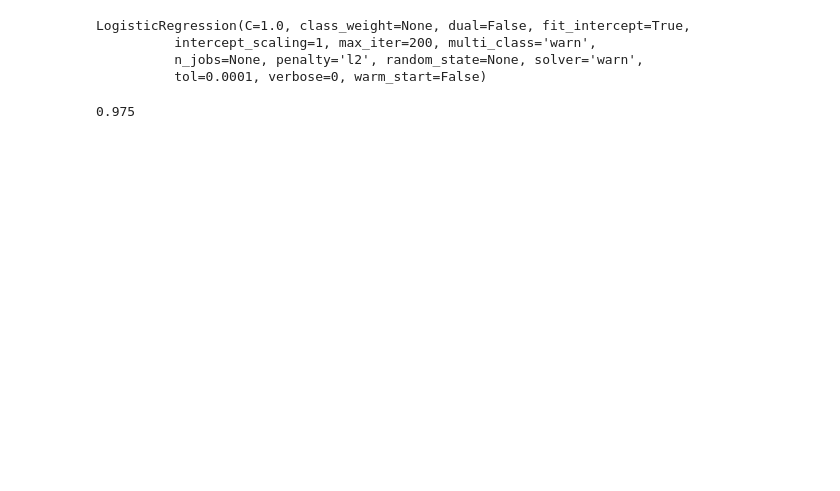
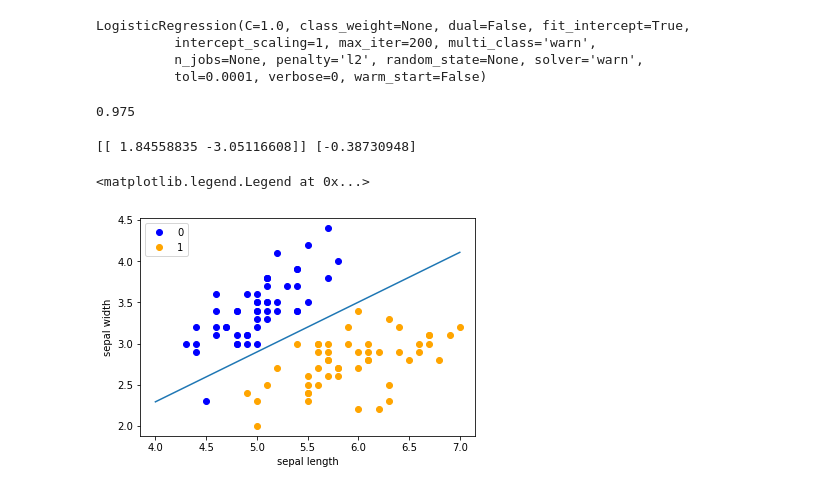
Before and after one commit to weekend27/bluebook, a Jupyter notebook: chapter06/LR.ipynb, the cells around one changed output. Drawn from its saved outputs; the diff is of its cells as text; code cells hidden in the pictures; blank space fills up the shorter version.

```diff
--- a/chapter06/LR.ipynb
+++ b/chapter06/LR.ipynb
@@ -88,3 +88,20 @@ LogisticRegression(C=1.0, class_weight=None, dual=False, fit_intercept=True,
 clf.score(X_test, y_test)
 # %% [output]
 0.975
+# %%
+print(clf.coef_, clf.intercept_)
+# %% [output]
+[[ 1.84558835 -3.05116608]] [-0.38730948]
+# %%
+x_ponits = np.arange(4, 8)
+y_ = -(clf.coef_[0][0]*x_ponits + clf.intercept_)/clf.coef_[0][1]
+plt.plot(x_ponits, y_)
+
+plt.plot(X[:50, 0], X[:50, 1], 'bo', color='blue', label='0')
+plt.plot(X[50:, 0], X[50:, 1], 'bo', color='orange', label='1')
+plt.xlabel('sepal length')
+plt.ylabel('sepal width')
+plt.legend()
+# %% [output]
+<matplotlib.legend.Legend at 0x...>
+[figure, added]
```
Also changed, not shown: parts of 2 cells of this notebook.
